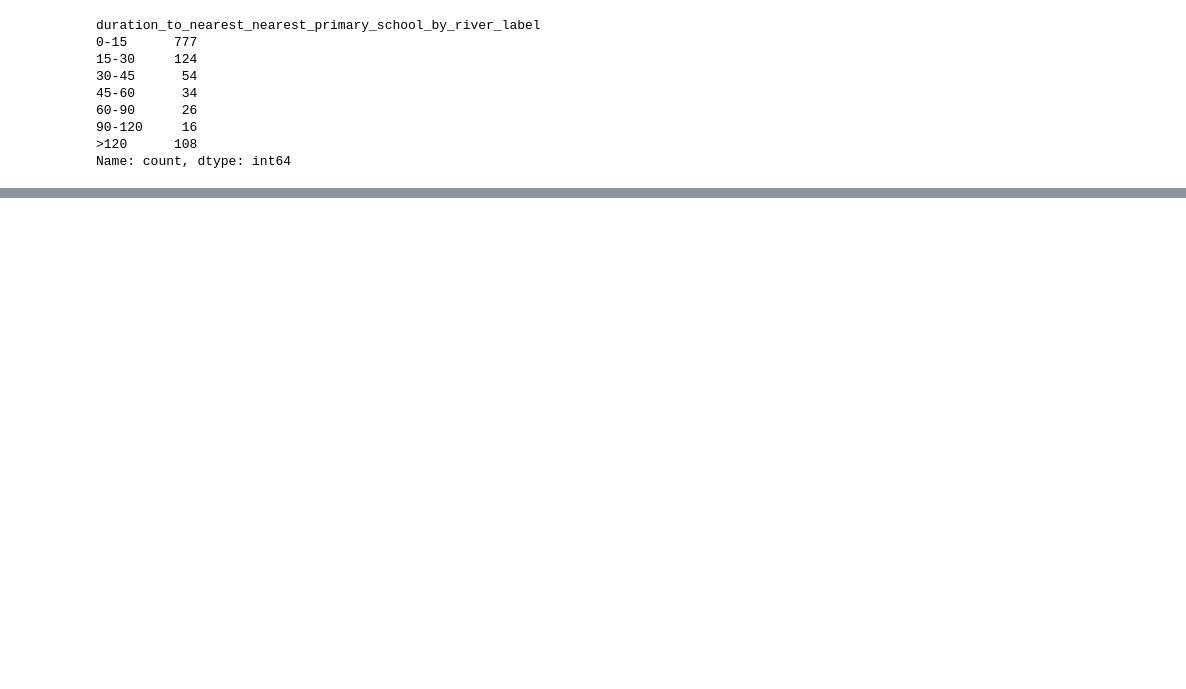
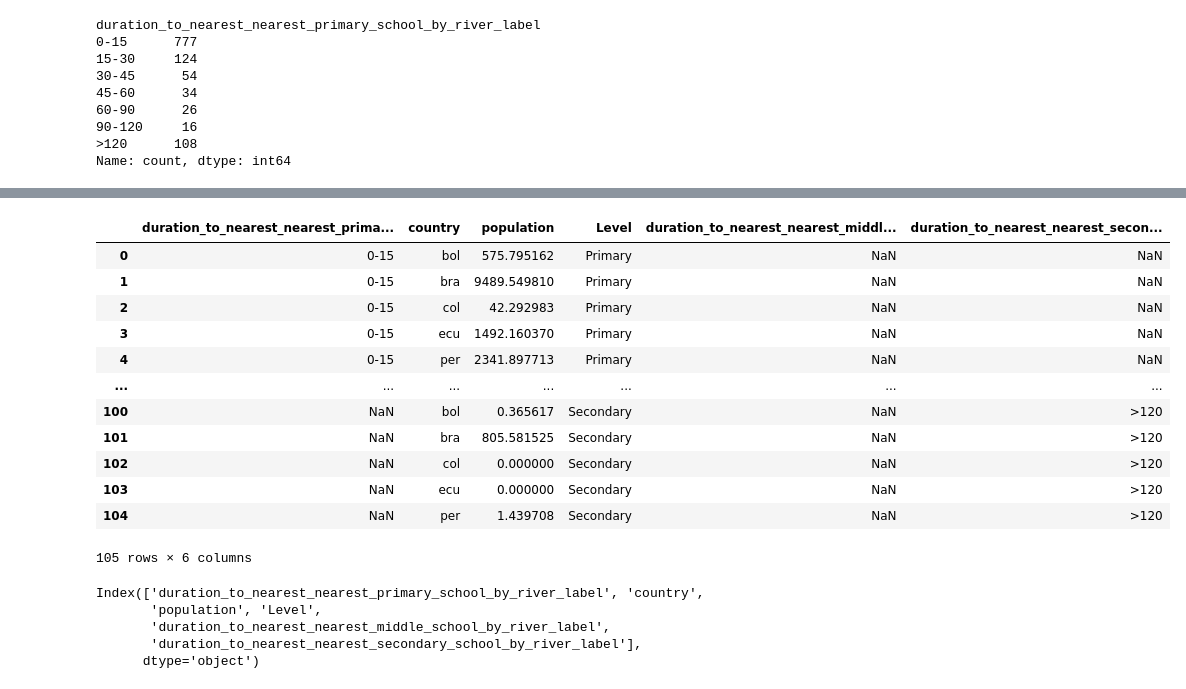
Before and after one commit to Claudio9701/amazon-settlements-edu-access, a Jupyter notebook: 06_01_riverside_schools.ipynb, the cells around one changed output, grey strips where cells are left out. Drawn from its saved outputs; the diff is of its cells as text; code cells hidden in the pictures; blank space fills up the shorter version.

```diff
--- a/06_01_riverside_schools.ipynb
+++ b/06_01_riverside_schools.ipynb
@@ -532,0 +814,44 @@ Name: count, dtype: int64
+# %%
+# Analyze populations with only river access per education level, travel time label, and country
+
+pop_river_access_by_time = []
+
+for level, (iso_name, wriver_name, pop_col) in zip(levels, pop_columns):
+    wriver_ttimes = globals()[f"{wriver_name.replace('_proj', '')}_ttimes"]
+    label_col = f"duration_to_nearest_nearest_{level.lower()}_school_by_river_label"
+    # Only cells with access by river (label notna)
+    df = wriver_ttimes[wriver_ttimes[label_col].notna()]
+    summary = (
+        df.groupby([label_col, "country"])[pop_col]
+        .sum()
+        .reset_index()
+        .rename(columns={pop_col: "population"})
+    )
+    summary["Level"] = level
+    pop_river_access_by_time.append(summary)
+
+# Concatenate results for all levels
+df_pop_river_access_by_time = pd.concat(pop_river_access_by_time, ignore_index=True)
+df_pop_river_access_by_time
+# %% [output]
+|  | duration_to_nearest_nearest_prima... | country | population | Level | duration_to_nearest_nearest_middl... | duration_to_nearest_nearest_secon... |
+| 0 | 0-15 | bol | 575.795162 | Primary | NaN | NaN |
+| 1 | 0-15 | bra | 9489.549810 | Primary | NaN | NaN |
+| 2 | 0-15 | col | 42.292983 | Primary | NaN | NaN |
+| 3 | 0-15 | ecu | 1492.160370 | Primary | NaN | NaN |
+| 4 | 0-15 | per | 2341.897713 | Primary | NaN | NaN |
+| ... | ... | ... | ... | ... | ... | ... |
+| 100 | NaN | bol | 0.365617 | Secondary | NaN | >120 |
+| 101 | NaN | bra | 805.581525 | Secondary | NaN | >120 |
+| 102 | NaN | col | 0.000000 | Secondary | NaN | >120 |
+| 103 | NaN | ecu | 0.000000 | Secondary | NaN | >120 |
+| 104 | NaN | per | 1.439708 | Secondary | NaN | >120 |
+105 rows × 6 columns
+# %%
+df_pop_river_access_by_time.columns
+# %% [output]
+Index(['duration_to_nearest_nearest_primary_school_by_river_label', 'country',
+       'population', 'Level',
+       'duration_to_nearest_nearest_middle_school_by_river_label',
+       'duration_to_nearest_nearest_secondary_school_by_river_label'],
+      dtype='object')
```
Also changed, not shown: parts of 55 cells of this notebook, 2 other files.
